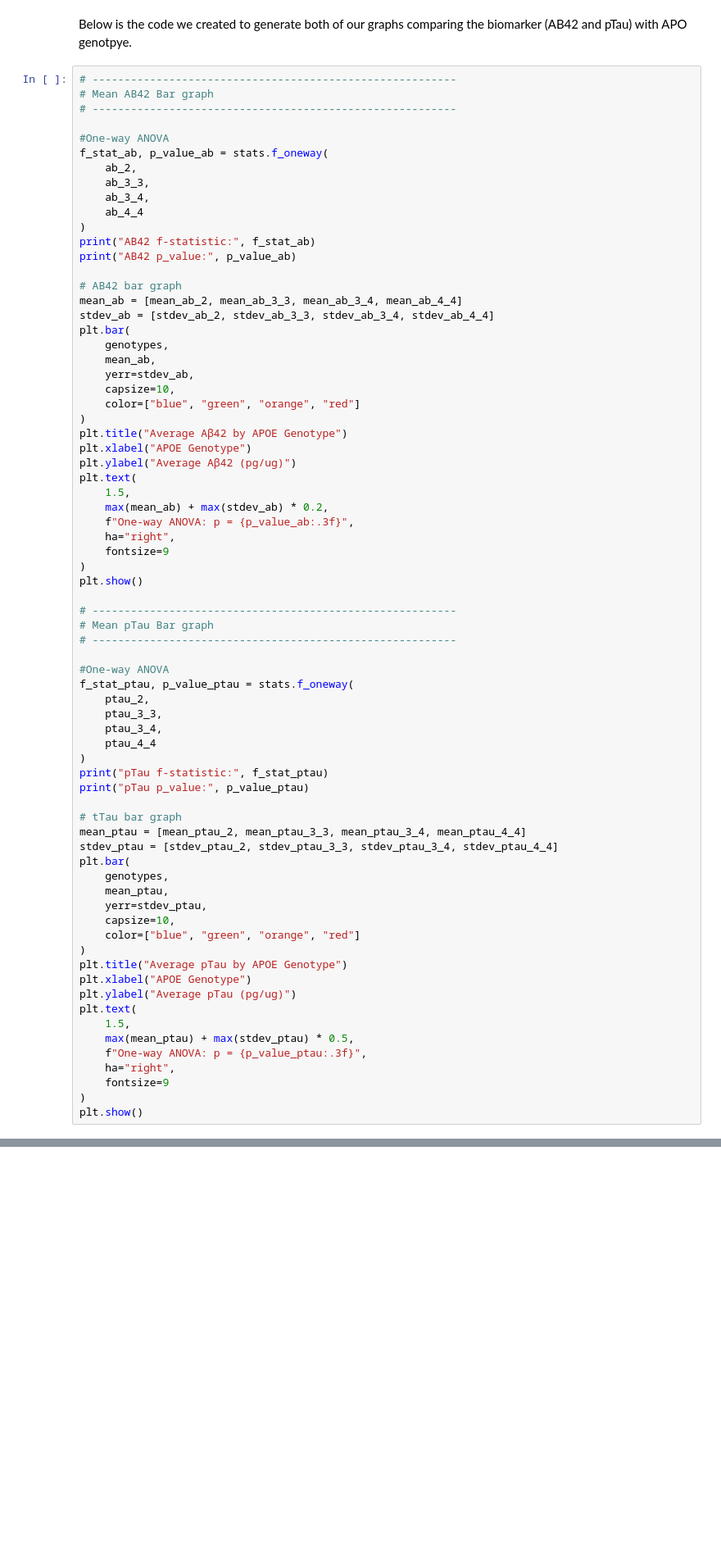
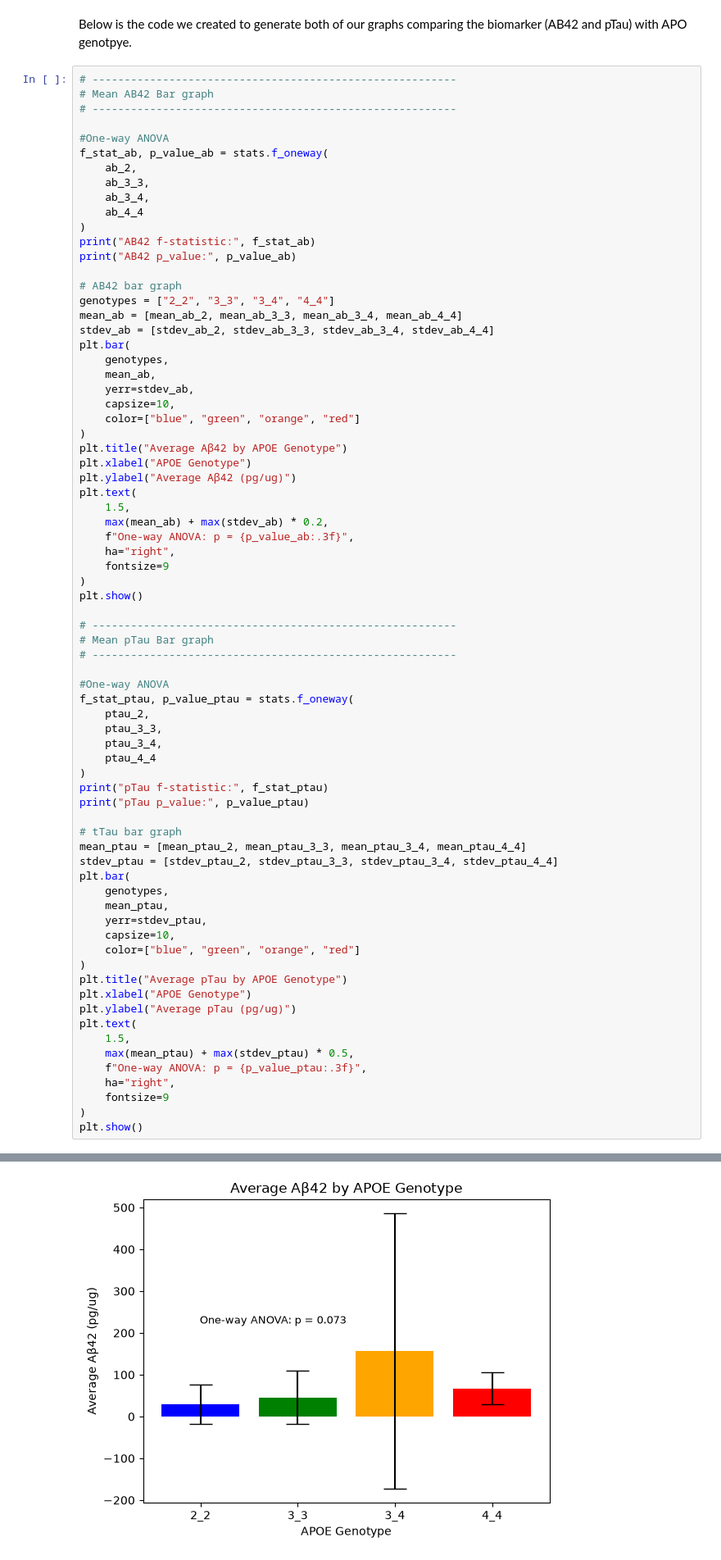
Before and after one commit to epickard-uva/BME2315_Module1, a Jupyter notebook: Module 1 Template.ipynb, the cells around one changed output, grey strips where cells are left out. Shown at 82% size. Drawn from its saved outputs; the diff is of its cells as text; blank space fills up the shorter version.

```diff
--- a/Module 1 Template.ipynb
+++ b/Module 1 Template.ipynb
@@ -293,6 +274,7 @@ print("AB42 f-statistic:", f_stat_ab)
 print("AB42 p_value:", p_value_ab)
 
 # AB42 bar graph
+genotypes = ["2_2", "3_3", "3_4", "4_4"]
 mean_ab = [mean_ab_2, mean_ab_3_3, mean_ab_3_4, mean_ab_4_4]
 stdev_ab = [stdev_ab_2, stdev_ab_3_3, stdev_ab_3_4, stdev_ab_4_4]
 plt.bar(
@@ -349,3 +331,4 @@ plt.text(
     fontsize=9
 )
 plt.show()
+# %% [output]
@@ -351,0 +337 @@ plt.show()
+[figure, added]
```
Also changed, not shown: parts of 6 cells of this notebook.
